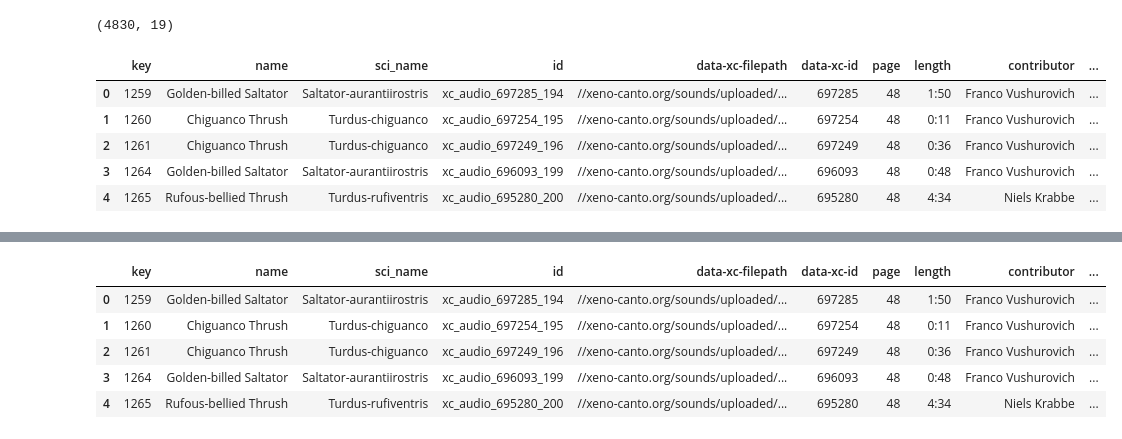
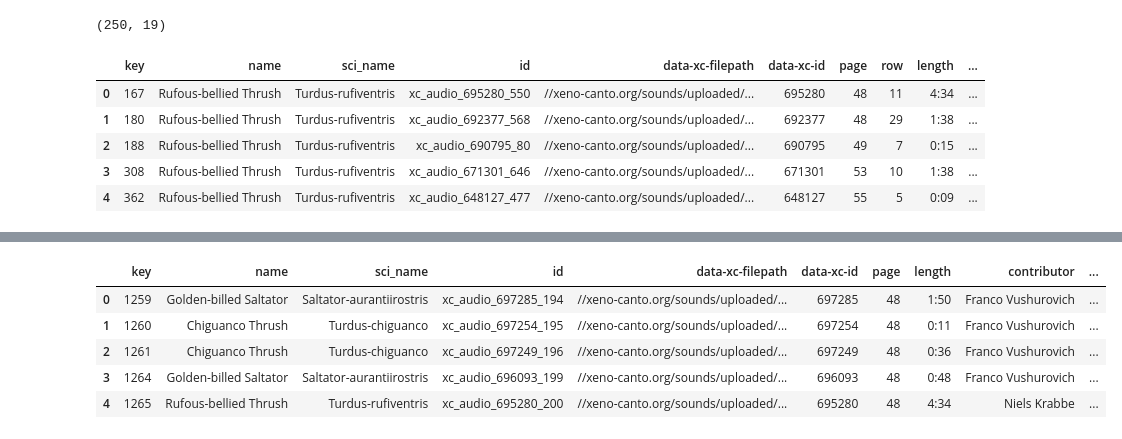
Before and after one commit to sh-am-si/bird_sound_classification, a Jupyter notebook: nb_json.ipynb, the cells around one changed output, grey strips where cells are left out. Saved outputs shown, nothing was run; the diff lists cells and outputs as text; code cells hidden in the pictures.

```diff
--- a/nb_json.ipynb
+++ b/nb_json.ipynb
@@ -112,6 +103,6 @@ with open(os.path.join('./data', 'info.json'), mode='w') as f:
 with open(os.path.join('./data', 'info.json')) as js_f:
     bird_data_js = json.load(js_f)
 # %%
-bddf = pd.read_json(open(os.path.join('./data', 'info.json')), orient='index')
+bddf = pd.read_json(open(os.path.join('./data', 'info_wo_audio.json')), orient='index')
 bddf.head()
 # %% [output]
@@ -147,5 +138,5 @@ dfa.head()
 # %%
 mfdf = dfa['name'].value_counts()
-mfdf20 = mfdf[mfdf > 20]
-mfdf20.index
+mfdf120 = mfdf[mfdf > 120]
+mfdf120.index, mfdf120.shape
 # %% [output]
@@ -162,14 +145,14 @@ Index(['Grey Shrikethrush', 'Brown Honeyeater', 'Australian Golden Whistler',
 # %%
-ndf = dfa[dfa['name'].isin(mfdf20.index)]
+ndf = dfa[dfa['name'].isin(mfdf120.index)]
 print(ndf.shape)
 ndf.reset_index(inplace=True)
 ndf.rename(columns={'index': 'key'}, inplace=True)
 ndf.head()
 # %% [output]
-(4830, 19)
+(250, 19)
-|  | key | name | sci_name | id | data-xc-filepath | data-xc-id | page | length | contributor | ... |
-| 0 | 1259 | Golden-billed Saltator | Saltator-aurantiirostris | xc_audio_697285_194 | //xeno-canto.org/sounds/uploaded/... | 697285 | 48 | 1:50 | Franco Vushurovich | ... |
-| 1 | 1260 | Chiguanco Thrush | Turdus-chiguanco | xc_audio_697254_195 | //xeno-canto.org/sounds/uploaded/... | 697254 | 48 | 0:11 | Franco Vushurovich | ... |
-| 2 | 1261 | Chiguanco Thrush | Turdus-chiguanco | xc_audio_697249_196 | //xeno-canto.org/sounds/uploaded/... | 697249 | 48 | 0:36 | Franco Vushurovich | ... |
-| 3 | 1264 | Golden-billed Saltator | Saltator-aurantiirostris | xc_audio_696093_199 | //xeno-canto.org/sounds/uploaded/... | 696093 | 48 | 0:48 | Franco Vushurovich | ... |
-| 4 | 1265 | Rufous-bellied Thrush | Turdus-rufiventris | xc_audio_695280_200 | //xeno-canto.org/sounds/uploaded/... | 695280 | 48 | 4:34 | Niels Krabbe | ... |
+|  | key | name | sci_name | id | data-xc-filepath | data-xc-id | page | row | length | ... |
+| 0 | 167 | Rufous-bellied Thrush | Turdus-rufiventris | xc_audio_695280_550 | //xeno-canto.org/sounds/uploaded/... | 695280 | 48 | 11 | 4:34 | ... |
+| 1 | 180 | Rufous-bellied Thrush | Turdus-rufiventris | xc_audio_692377_568 | //xeno-canto.org/sounds/uploaded/... | 692377 | 48 | 29 | 1:38 | ... |
+| 2 | 188 | Rufous-bellied Thrush | Turdus-rufiventris | xc_audio_690795_80 | //xeno-canto.org/sounds/uploaded/... | 690795 | 49 | 7 | 0:15 | ... |
+| 3 | 308 | Rufous-bellied Thrush | Turdus-rufiventris | xc_audio_671301_646 | //xeno-canto.org/sounds/uploaded/... | 671301 | 53 | 10 | 1:38 | ... |
+| 4 | 362 | Rufous-bellied Thrush | Turdus-rufiventris | xc_audio_648127_477 | //xeno-canto.org/sounds/uploaded/... | 648127 | 55 | 5 | 0:09 | ... |
```
Also changed, not shown: parts of 15 cells of this notebook, 20 other files.
